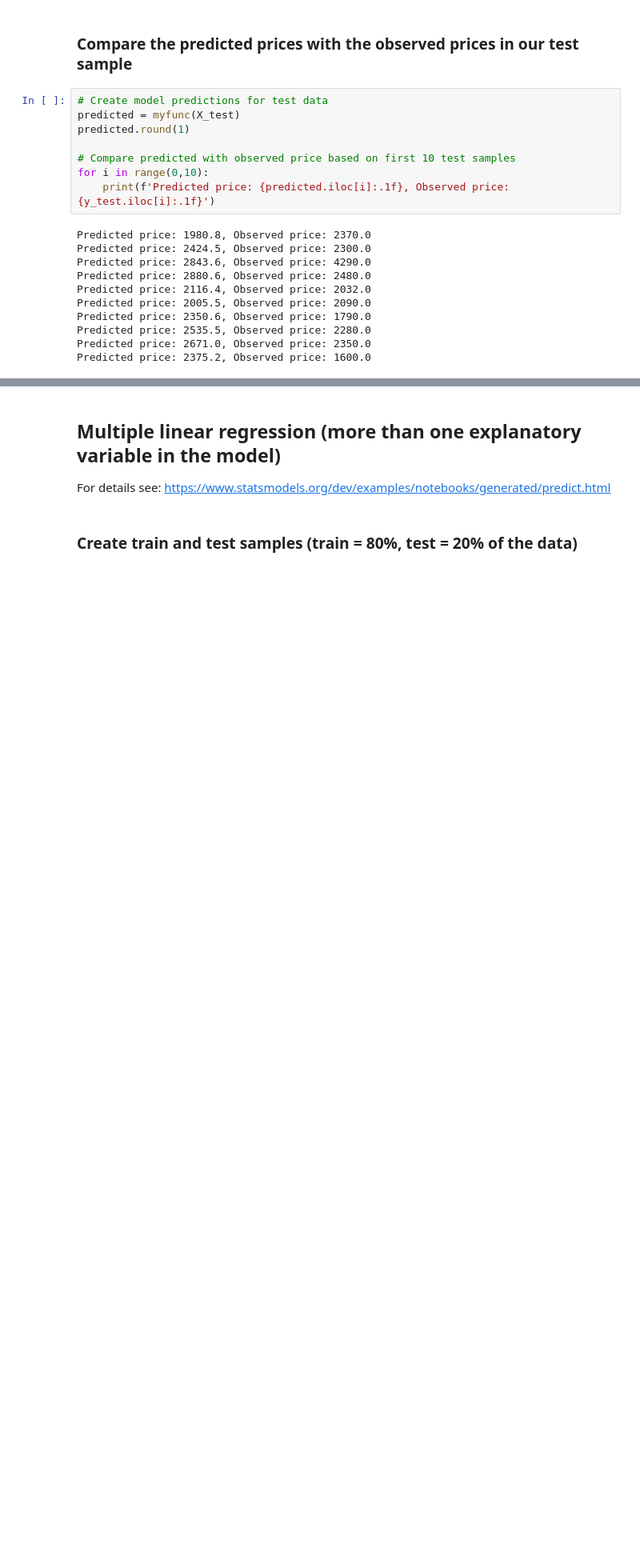
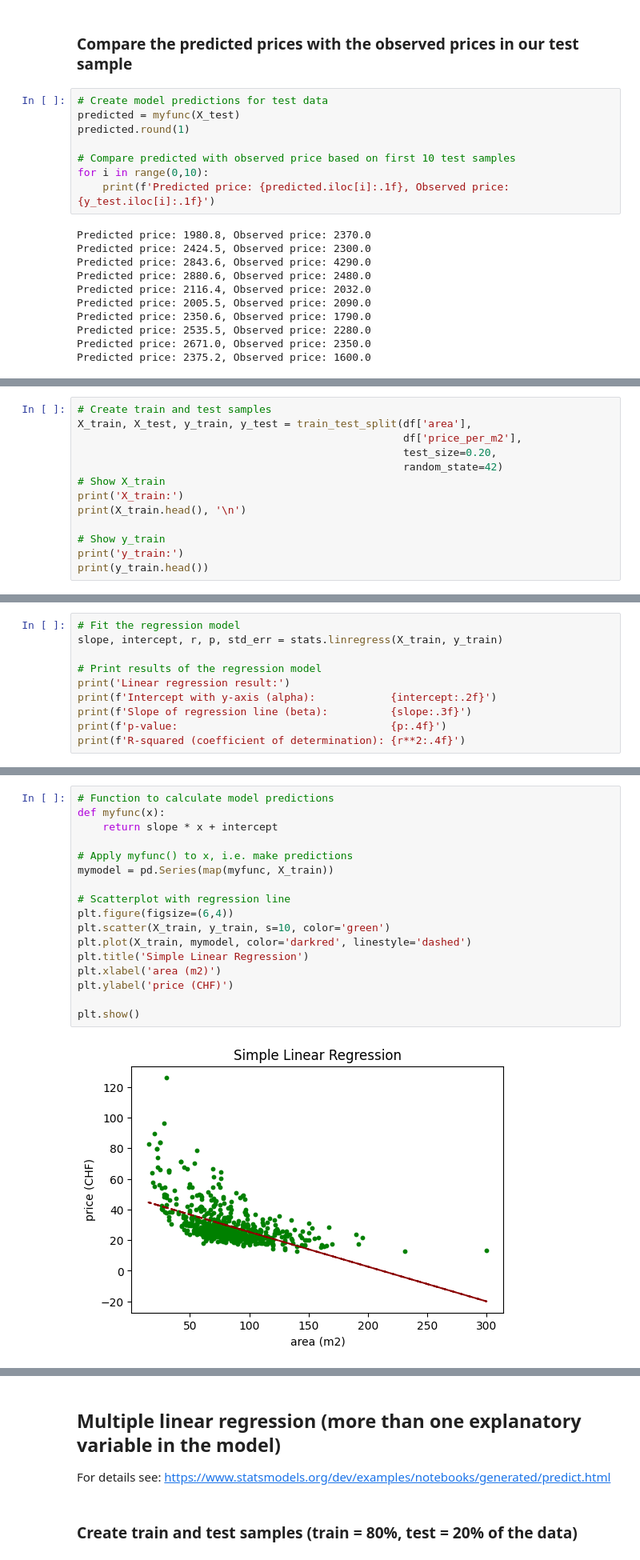
Before and after one commit to TJFAdrian/DataAnalytics, a Jupyter notebook: 8/linear_regression.ipynb, the cells around one changed output, grey strips where cells are left out. Shown: that part at 80% size. Cells and saved outputs as stored; diff of their text form; blank space fills up the shorter version.

```diff
--- a/8/linear_regression.ipynb
+++ b/8/linear_regression.ipynb
@@ -206,0 +209,13 @@ Predicted price: 2375.2, Observed price: 1600.0
+# %%
+# Create train and test samples
+X_train, X_test, y_train, y_test = train_test_split(df['area'],
+                                                    df['price_per_m2'],
+                                                    test_size=0.20,
+                                                    random_state=42)
+# Show X_train
+print('X_train:')
+print(X_train.head(), '\n')
+
+# Show y_train
+print('y_train:')
+print(y_train.head())
@@ -206,0 +240,10 @@ Predicted price: 2375.2, Observed price: 1600.0
+# %%
+# Fit the regression model
+slope, intercept, r, p, std_err = stats.linregress(X_train, y_train)
+
+# Print results of the regression model
+print('Linear regression result:')
+print(f'Intercept with y-axis (alpha):            {intercept:.2f}')
+print(f'Slope of regression line (beta):          {slope:.3f}')
+print(f'p-value:                                  {p:.4f}')
+print(f'R-squared (coefficient of determination): {r**2:.4f}')
@@ -206,0 +260,19 @@ Predicted price: 2375.2, Observed price: 1600.0
+# %%
+# Function to calculate model predictions
+def myfunc(x):
+    return slope * x + intercept
+
+# Apply myfunc() to x, i.e. make predictions
+mymodel = pd.Series(map(myfunc, X_train))
+
+# Scatterplot with regression line
+plt.figure(figsize=(6,4))
+plt.scatter(X_train, y_train, s=10, color='green')
+plt.plot(X_train, mymodel, color='darkred', linestyle='dashed')
+plt.title('Simple Linear Regression')
+plt.xlabel('area (m2)')
+plt.ylabel('price (CHF)')
+
+plt.show()
+# %% [output]
+[figure, added]
```
Also changed, not shown: parts of 33 cells of this notebook, 19 other files.
